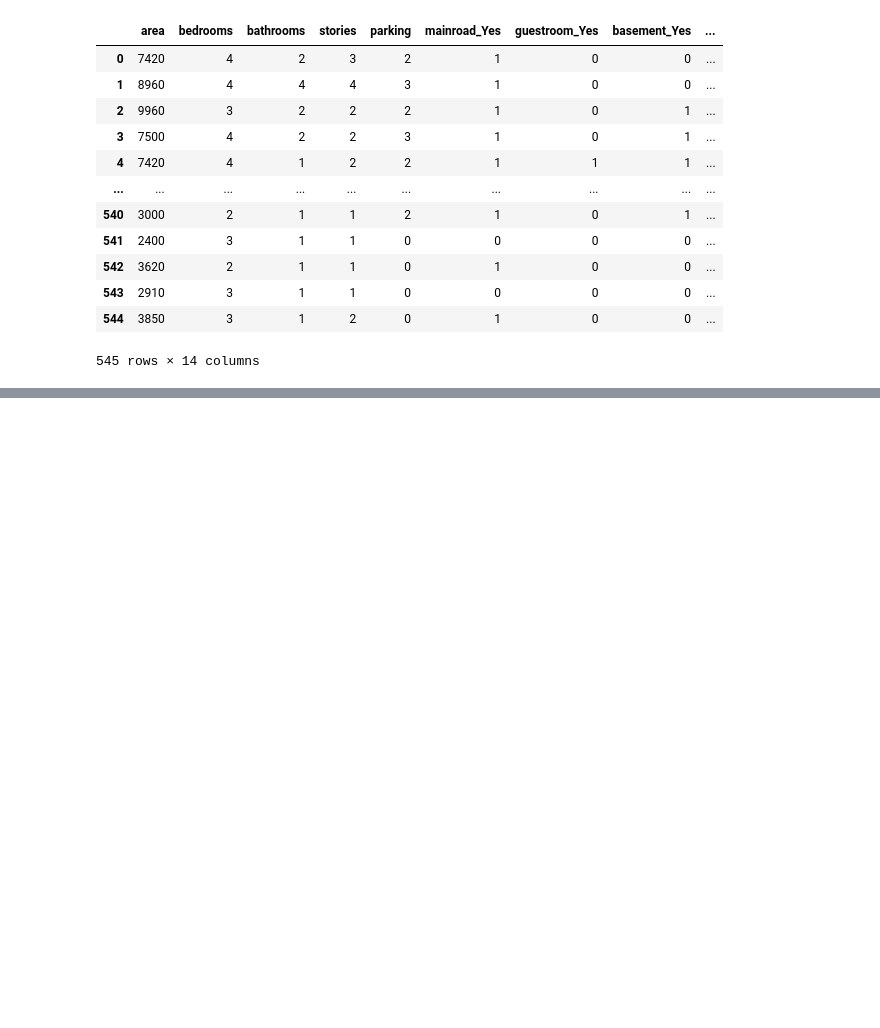
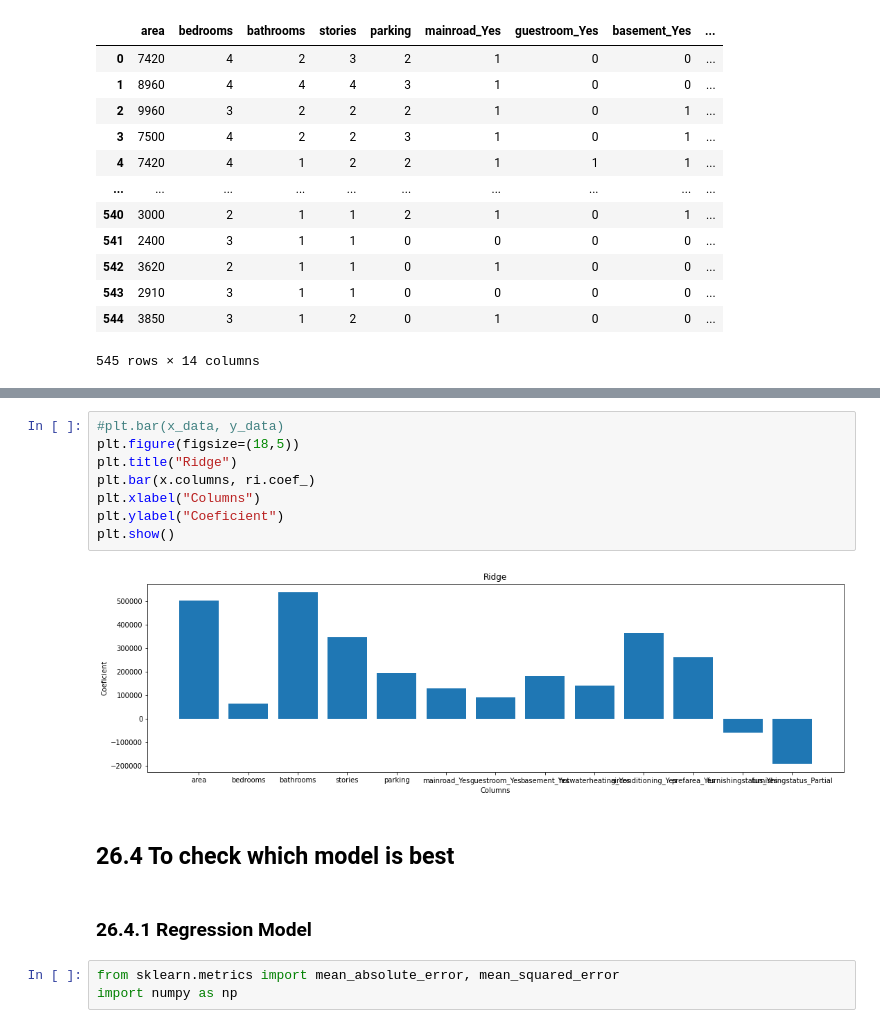
Before and after one commit to rashid-bioinfo/DS-27Hrs-Course, a Jupyter notebook: 26. Regularization Technique (Practical).ipynb, the cells around one changed output, grey strips where cells are left out. Saved outputs shown, nothing was run; the diff lists cells and outputs as text; blank space fills up the shorter version.

```diff
--- a/26. Regularization Technique (Practical).ipynb
+++ b/26. Regularization Technique (Practical).ipynb
@@ -198,0 +374,17 @@ dataset
+# %%
+#plt.bar(x_data, y_data)
+plt.figure(figsize=(18,5))
+plt.title("Ridge")
+plt.bar(x.columns, ri.coef_)
+plt.xlabel("Columns")
+plt.ylabel("Coeficient")
+plt.show()
+# %% [output]
+[figure, added]
+# %% [markdown]
+## 26.4 To check which model is best
+# %% [markdown]
+### 26.4.1 Regression Model
+# %%
+from sklearn.metrics import mean_absolute_error, mean_squared_error
+import numpy as np
```
Also changed, not shown: parts of 38 cells of this notebook, 4 other files.
